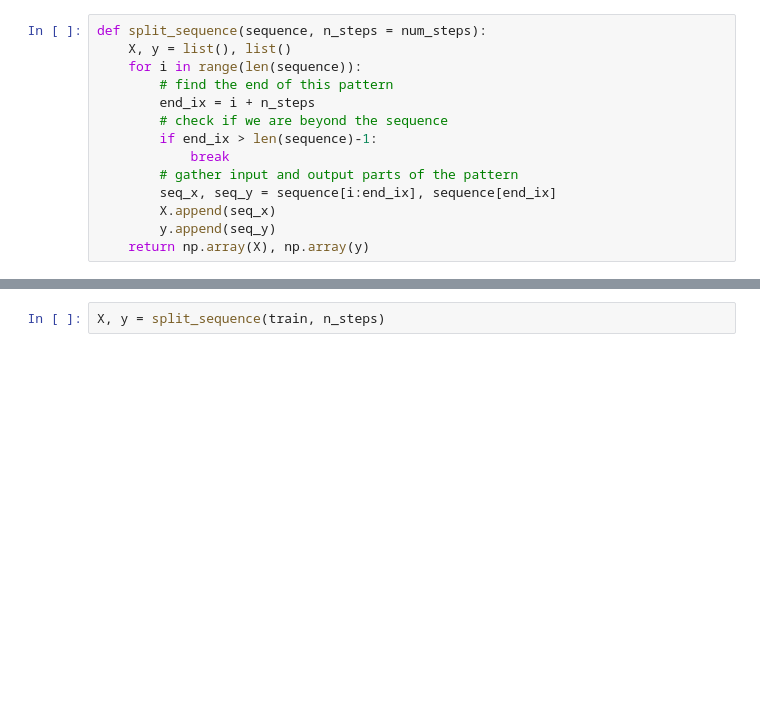
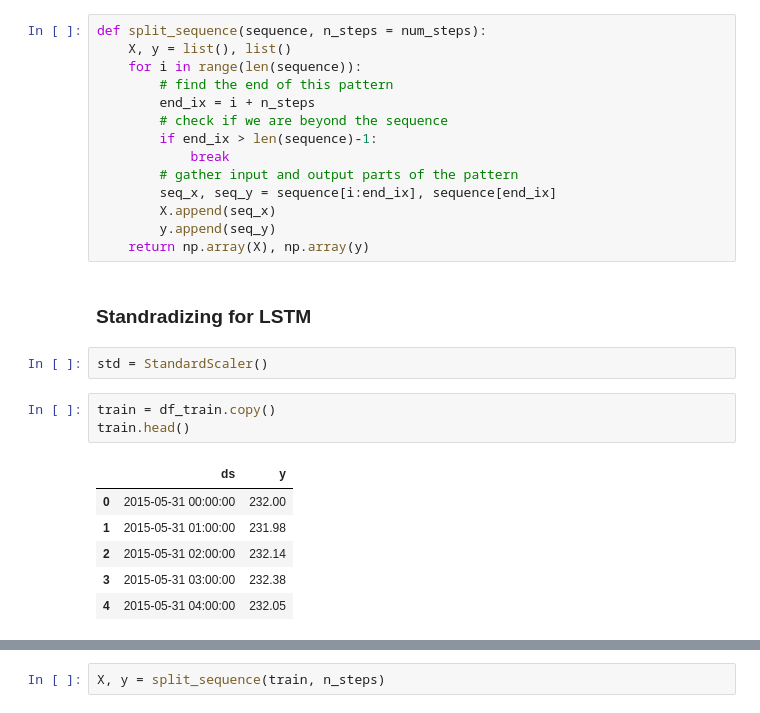
Before and after one commit to MohammadBakir/Bitcoin-Price-Prediction, a Jupyter notebook: time_series/time_series.ipynb, the cells around one changed output, grey strips where cells are left out. Saved outputs shown, nothing was run; the diff lists cells and outputs as text; blank space fills up the shorter version.

Commit message:
LSTM models, improved and saved

```diff
--- a/time_series/time_series.ipynb
+++ b/time_series/time_series.ipynb
@@ -336,3 +342,17 @@ def split_sequence(sequence, n_steps = num_steps):
         X.append(seq_x)
         y.append(seq_y)
     return np.array(X), np.array(y)
+# %% [markdown]
+### Standradizing for LSTM
+# %%
+std = StandardScaler()
+# %%
+train = df_train.copy()
+train.head()
+# %% [output]
+|  | ds | y |
+| 0 | 2015-05-31 00:00:00 | 232.00 |
+| 1 | 2015-05-31 01:00:00 | 231.98 |
+| 2 | 2015-05-31 02:00:00 | 232.14 |
+| 3 | 2015-05-31 03:00:00 | 232.38 |
+| 4 | 2015-05-31 04:00:00 | 232.05 |
```
Also changed, not shown: parts of 24 cells of this notebook, 2 other files.
